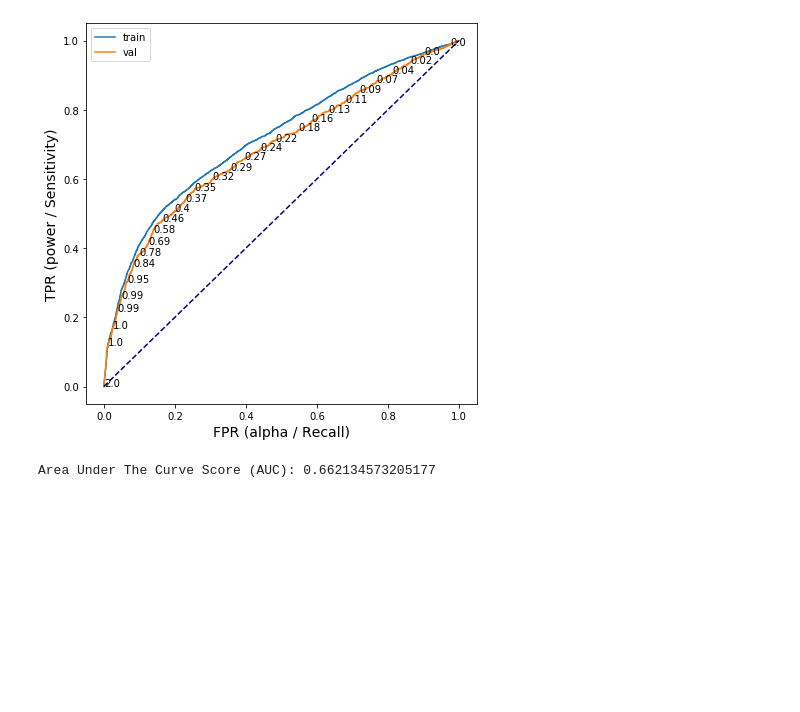
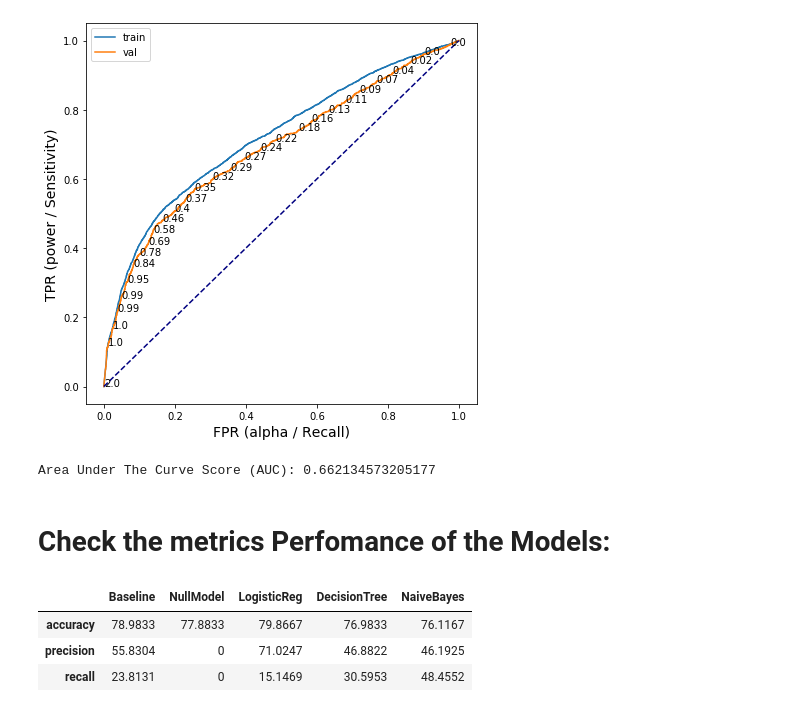
Before and after one commit to jankomah/CreditCardDefault, a Jupyter notebook: Josh_Modelling.ipynb, the cells around one changed output. Drawn from its saved outputs; the diff is of its cells as text; code cells hidden in the pictures; blank space fills up the shorter version.

```diff
--- a/Josh_Modelling.ipynb
+++ b/Josh_Modelling.ipynb
@@ -662,3 +679,13 @@ train: 0.72 test: 0.69
 print("Area Under The Curve Score (AUC):" , roc_auc_score(actual, predicted))
 # %% [output]
 Area Under The Curve Score (AUC): 0.662134573205177
+# %% [markdown]
+
+# <a id="7">Check the metrics Perfomance of the Models:</a>
+# %%
+100*metrics
+# %% [output]
+|  | Baseline | NullModel | LogisticReg | DecisionTree | NaiveBayes |
+| accuracy | 78.9833 | 77.8833 | 79.8667 | 76.9833 | 76.1167 |
+| precision | 55.8304 | 0 | 71.0247 | 46.8822 | 46.1925 |
+| recall | 23.8131 | 0 | 15.1469 | 30.5953 | 48.4552 |
```
Also changed, not shown: parts of 7 cells of this notebook.
